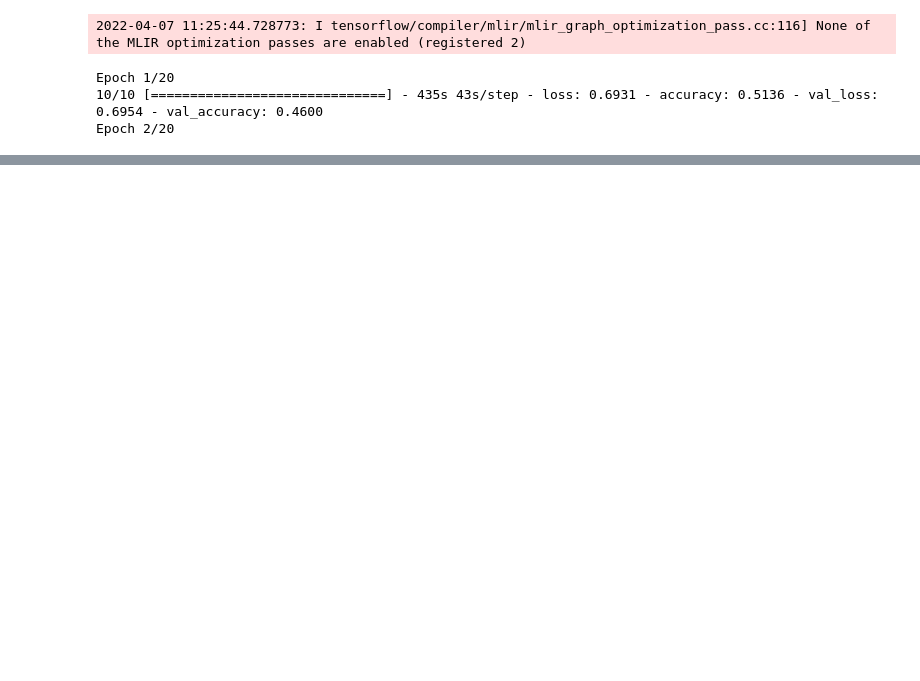
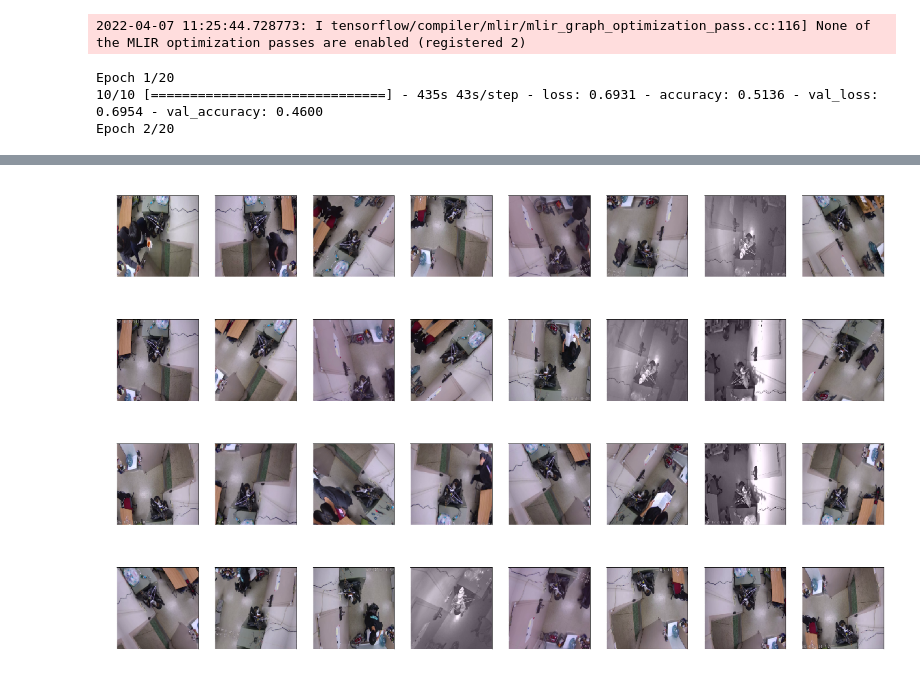
Before and after one commit to real-rock/cpfd, a Jupyter notebook: models/cnn/vgg/VGGnet.ipynb, the cells around one changed output, grey strips where cells are left out. Cells and saved outputs as stored; diff of their text form; code cells hidden in the pictures; blank space fills up the shorter version.

```diff
--- a/models/cnn/vgg/VGGnet.ipynb
+++ b/models/cnn/vgg/VGGnet.ipynb
@@ -94,0 +115,5 @@ Epoch 2/20
+# %%
+train_sample = img_handler.train_ds[0]
+show_images(train_sample[0][0:32], train_sample[1][0:32], nrows=4, ncols=8)
+# %% [output]
+[figure, added]
```
Also changed, not shown: parts of 10 cells of this notebook, 51 other files.
